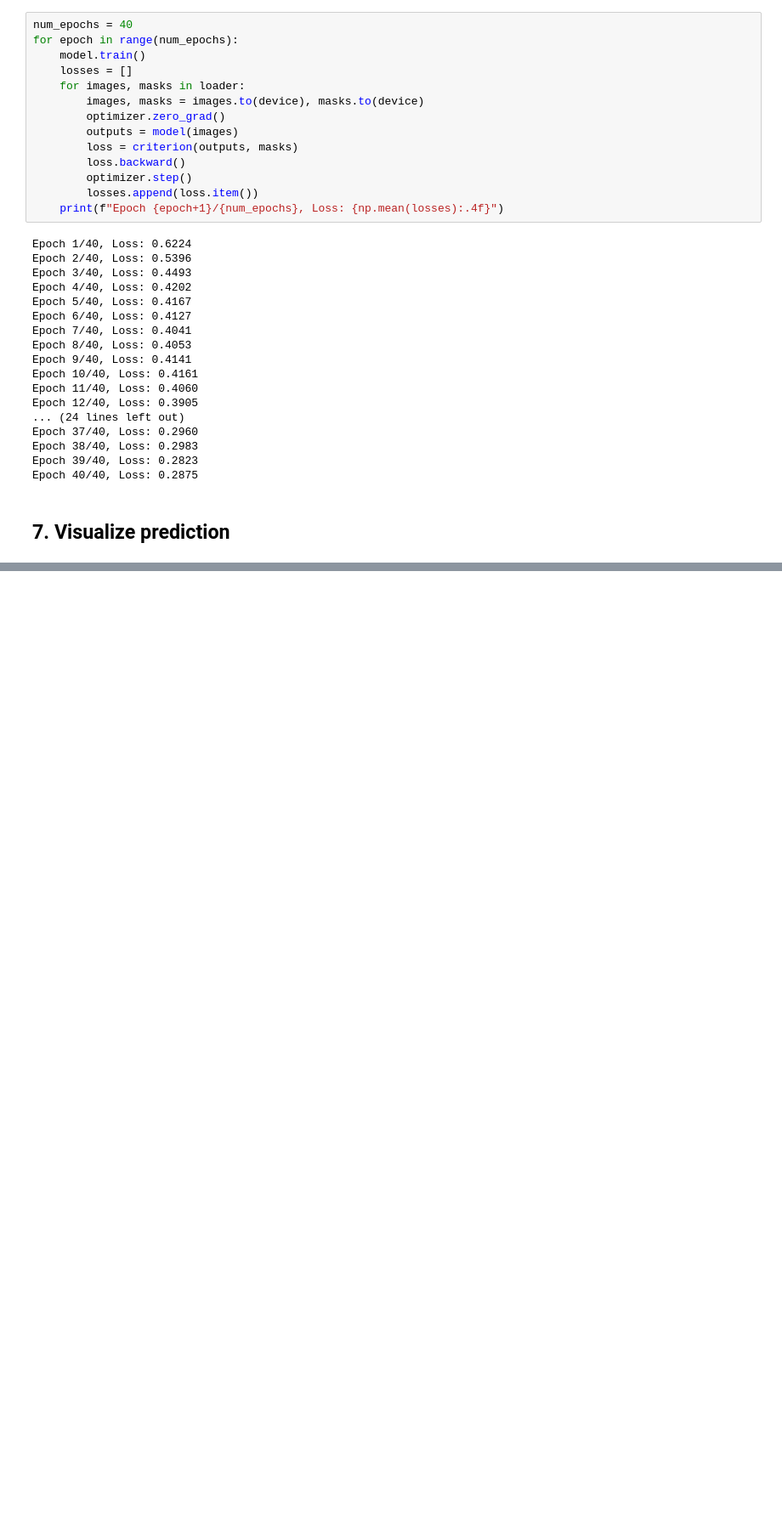
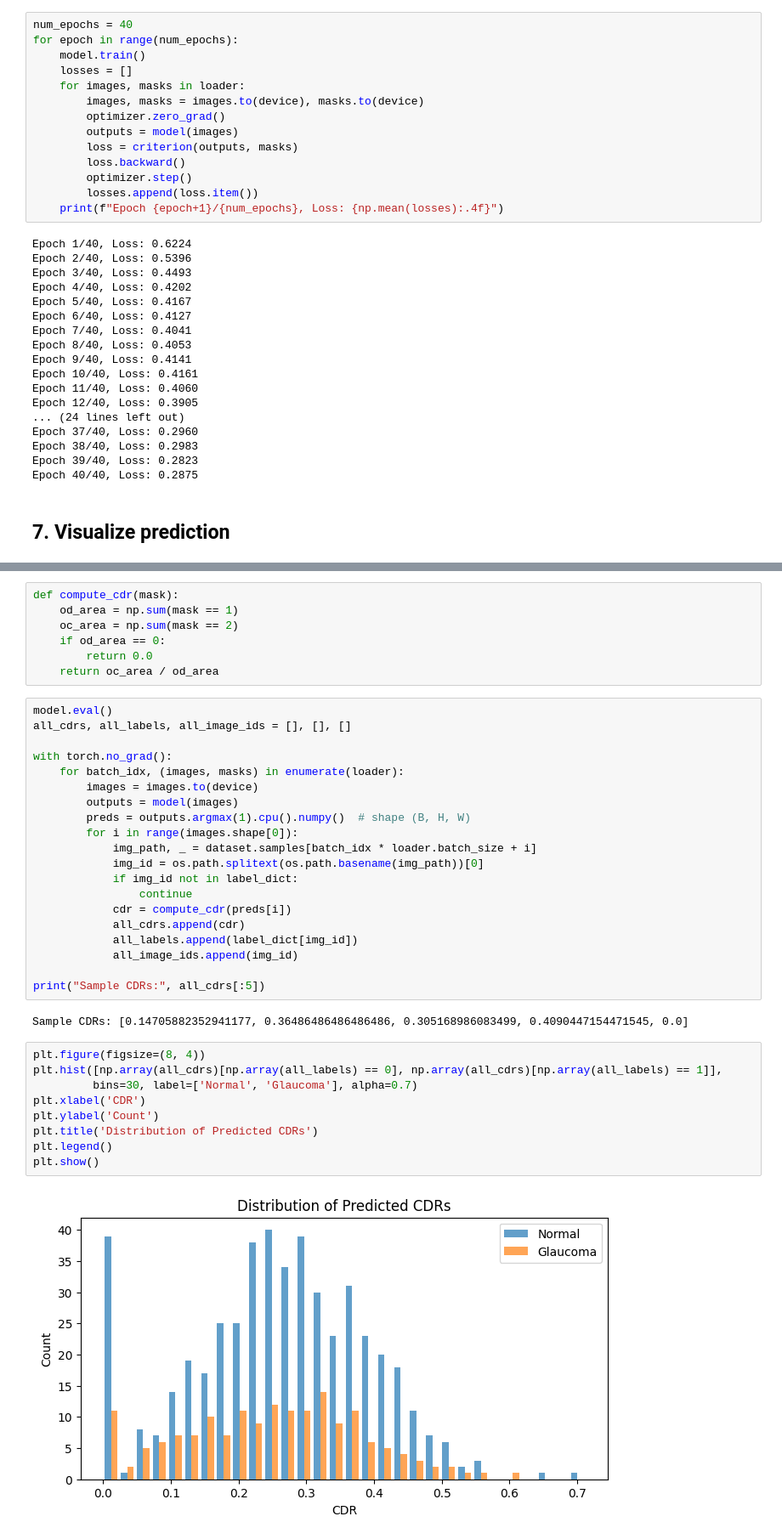
Before and after one commit to Aymanahmed-23/Glucoma-detection, a Jupyter notebook: od_oc_ResNET_segmentation.ipynb, the cells around one changed output, grey strips where cells are left out. Shown at 85% size. Cells and saved outputs as stored; diff of their text form; blank space fills up the shorter version.

```diff
--- a/od_oc_ResNET_segmentation.ipynb
+++ b/od_oc_ResNET_segmentation.ipynb
@@ -142,0 +162,40 @@ with torch.no_grad():
+# %%
+def compute_cdr(mask):
+    od_area = np.sum(mask == 1)
+    oc_area = np.sum(mask == 2)
+    if od_area == 0:
+        return 0.0
+    return oc_area / od_area
+# %%
+model.eval()
+all_cdrs, all_labels, all_image_ids = [], [], []
+
+with torch.no_grad():
+    for batch_idx, (images, masks) in enumerate(loader):
+        images = images.to(device)
+        outputs = model(images)
+        preds = outputs.argmax(1).cpu().numpy()  # shape (B, H, W)
+        for i in range(images.shape[0]):
+            img_path, _ = dataset.samples[batch_idx * loader.batch_size + i]
+            img_id = os.path.splitext(os.path.basename(img_path))[0]
+            if img_id not in label_dict:
+                continue
+            cdr = compute_cdr(preds[i])
+            all_cdrs.append(cdr)
+            all_labels.append(label_dict[img_id])
+            all_image_ids.append(img_id)
+
+print("Sample CDRs:", all_cdrs[:5])
+# %% [output]
+Sample CDRs: [0.14705882352941177, 0.36486486486486486, 0.305168986083499, 0.4090447154471545, 0.0]
+# %%
+plt.figure(figsize=(8, 4))
+plt.hist([np.array(all_cdrs)[np.array(all_labels) == 0], np.array(all_cdrs)[np.array(all_labels) == 1]],
+         bins=30, label=['Normal', 'Glaucoma'], alpha=0.7)
+plt.xlabel('CDR')
+plt.ylabel('Count')
+plt.title('Distribution of Predicted CDRs')
+plt.legend()
+plt.show()
+# %% [output]
+[figure, added]
```
Also changed, not shown: parts of 5 cells of this notebook.
